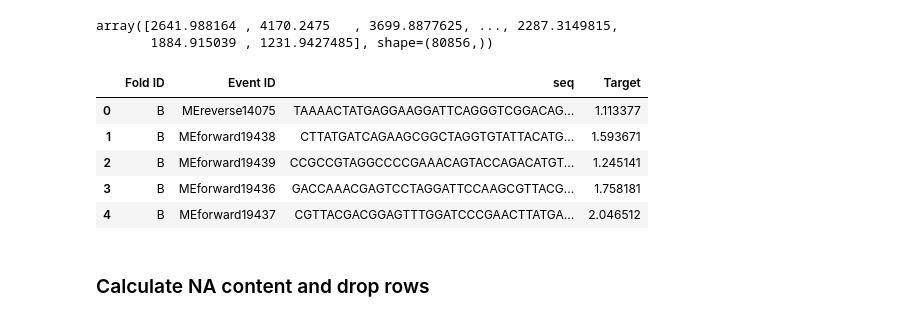
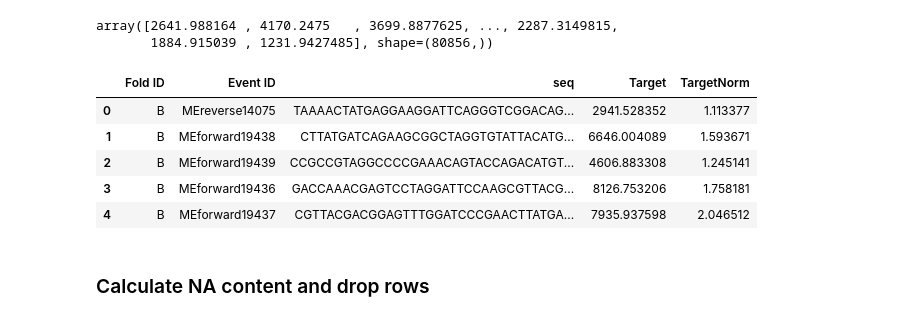
Before and after one commit to vvaza22/compbio-final, a Jupyter notebook: DeepBind_Baseline.ipynb, the cells around one changed output. Drawn from its saved outputs; the diff is of its cells as text; code cells hidden in the pictures.

```diff
--- a/DeepBind_Baseline.ipynb
+++ b/DeepBind_Baseline.ipynb
@@ -83,15 +91,15 @@ biases
 array([2641.988164 , 4170.2475   , 3699.8877625, ..., 2287.3149815,
        1884.915039 , 1231.9427485], shape=(80856,))
 # %%
-df['Target'] = df['Target'].values / biases
+df['TargetNorm'] = df['Target'].values / biases
 df.head()
 # %% [output]
-|  | Fold ID | Event ID | seq | Target |
-| 0 | B | MEreverse14075 | TAAAACTATGAGGAAGGATTCAGGGTCGGACAG... | 1.113377 |
-| 1 | B | MEforward19438 | CTTATGATCAGAAGCGGCTAGGTGTATTACATG... | 1.593671 |
-| 2 | B | MEforward19439 | CCGCCGTAGGCCCCGAAACAGTACCAGACATGT... | 1.245141 |
-| 3 | B | MEforward19436 | GACCAAACGAGTCCTAGGATTCCAAGCGTTACG... | 1.758181 |
-| 4 | B | MEforward19437 | CGTTACGACGGAGTTTGGATCCCGAACTTATGA... | 2.046512 |
+|  | Fold ID | Event ID | seq | Target | TargetNorm |
+| 0 | B | MEreverse14075 | TAAAACTATGAGGAAGGATTCAGGGTCGGACAG... | 2941.528352 | 1.113377 |
+| 1 | B | MEforward19438 | CTTATGATCAGAAGCGGCTAGGTGTATTACATG... | 6646.004089 | 1.593671 |
+| 2 | B | MEforward19439 | CCGCCGTAGGCCCCGAAACAGTACCAGACATGT... | 4606.883308 | 1.245141 |
+| 3 | B | MEforward19436 | GACCAAACGAGTCCTAGGATTCCAAGCGTTACG... | 8126.753206 | 1.758181 |
+| 4 | B | MEforward19437 | CGTTACGACGGAGTTTGGATCCCGAACTTATGA... | 7935.937598 | 2.046512 |
 # %% [markdown]
 ### Calculate NA content and drop rows
 # %%
```
Also changed, not shown: parts of 27 cells of this notebook.
